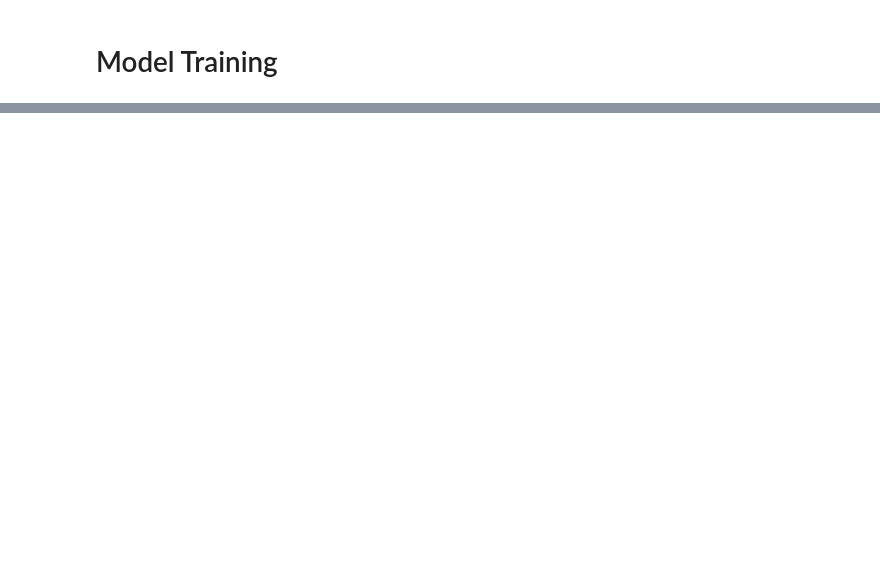
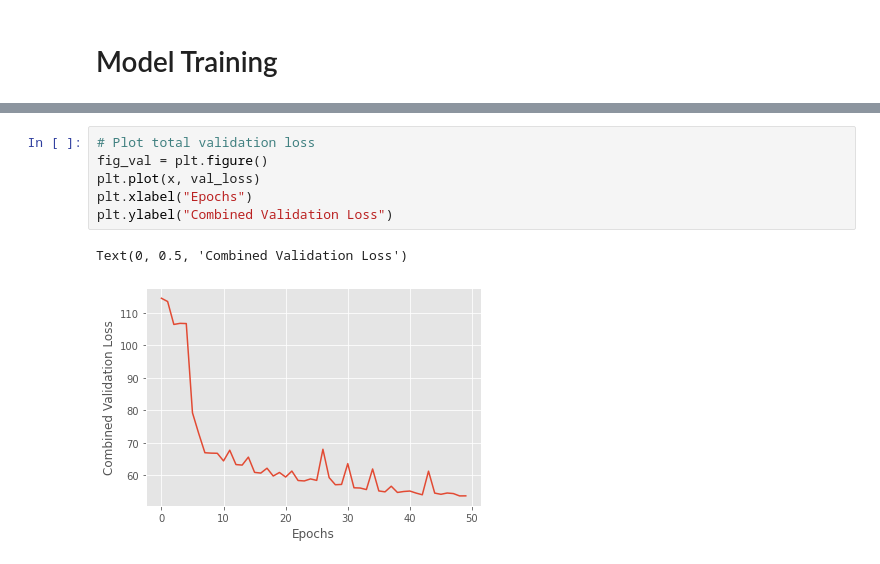
Before and after one commit to jhu-nanoenergy/VAE-models, a Jupyter notebook: AE_framework_draft.ipynb, the cells around one changed output, grey strips where cells are left out. Saved outputs shown, nothing was run; the diff lists cells and outputs as text; blank space fills up the shorter version.

Commit message:
New combined loss function - SK

```diff
--- a/AE_framework_draft.ipynb
+++ b/AE_framework_draft.ipynb
@@ -504,0 +621,9 @@ for epoch in range(epochs):
+# %%
+# Plot total validation loss
+fig_val = plt.figure()
+plt.plot(x, val_loss)
+plt.xlabel("Epochs")
+plt.ylabel("Combined Validation Loss")
+# %% [output]
+Text(0, 0.5, 'Combined Validation Loss')
+[figure, added]
```
Also changed, not shown: parts of 13 cells of this notebook.
